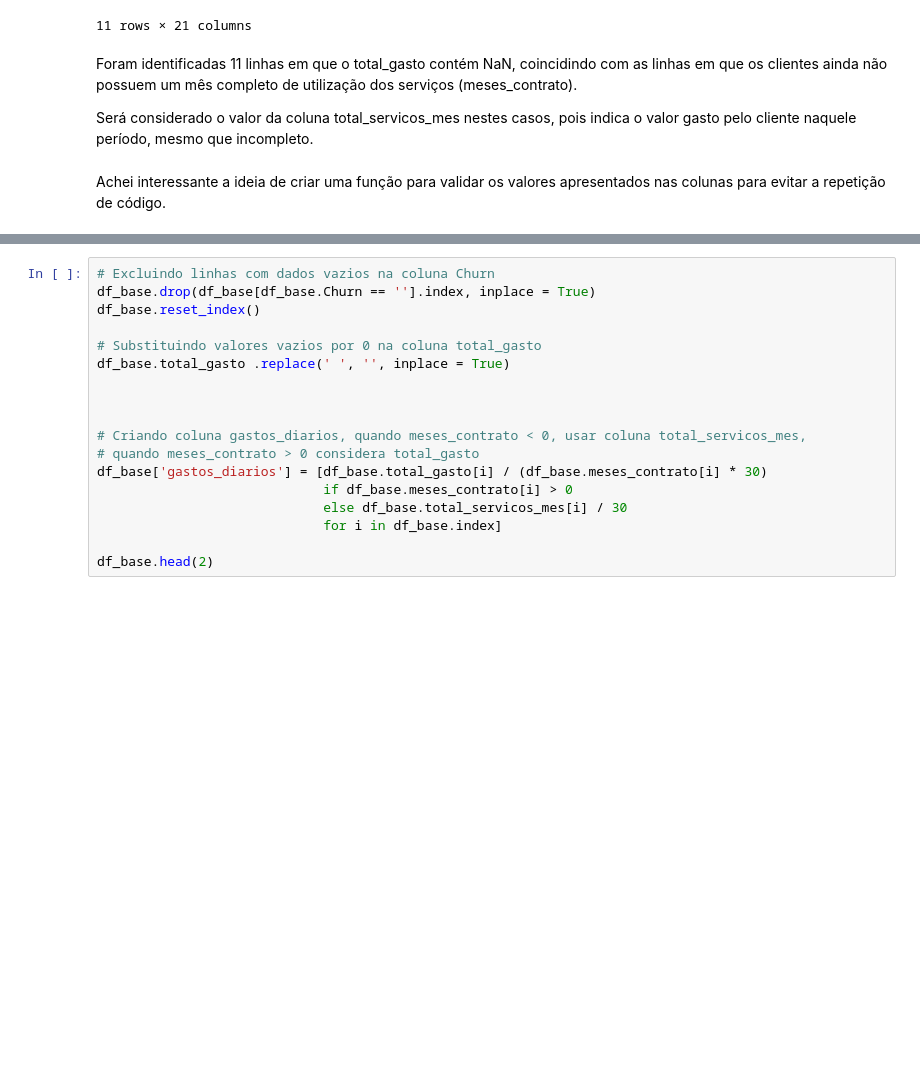
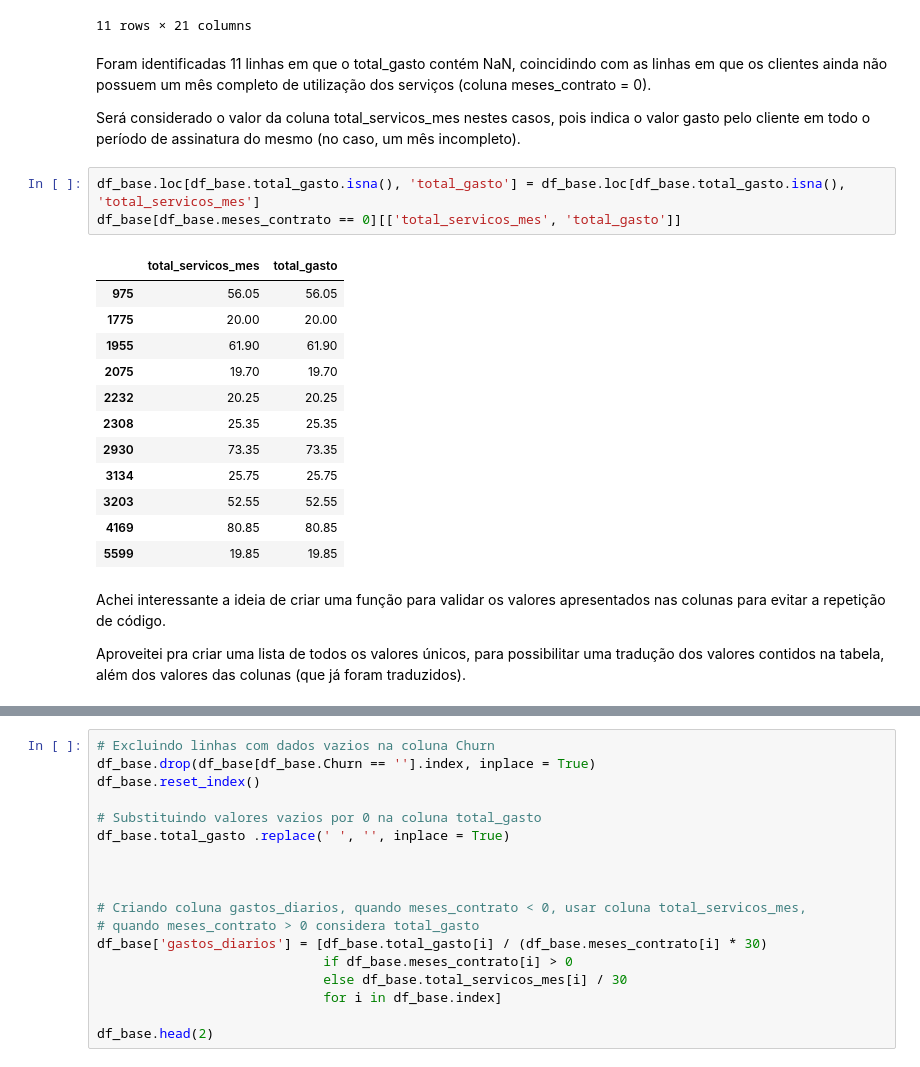
Before and after one commit to thiagocunha88/DataScience-Challenge_DS_Alura, a Jupyter notebook: Challenge_Alura_DS.ipynb, the cells around one changed output, grey strips where cells are left out. Drawn from its saved outputs; the diff is of its cells as text; blank space fills up the shorter version.

```diff
--- a/Challenge_Alura_DS.ipynb
+++ b/Challenge_Alura_DS.ipynb
@@ -141,8 +144,26 @@ df_base[df_base.total_gasto.isna()]
 | 5599 | 7644-OMVMY | No | Male | 0 | Yes | Yes | ... |
 11 rows × 21 columns
 # %% [markdown]
-Foram identificadas 11 linhas em que o total_gasto contém NaN, coincidindo com as linhas em que os clientes ainda não possuem um mês completo de utilização dos serviços (meses_contrato).
+Foram identificadas 11 linhas em que o total_gasto contém NaN, coincidindo com as linhas em que os clientes ainda não possuem um mês completo de utilização dos serviços (coluna meses_contrato = 0).
 
-Será considerado o valor da coluna total_servicos_mes nestes casos, pois indica o valor gasto pelo cliente naquele período, mesmo que incompleto.
+Será considerado o valor da coluna total_servicos_mes nestes casos, pois indica o valor gasto pelo cliente em todo o período de assinatura do mesmo (no caso, um mês incompleto).
+# %%
+df_base.loc[df_base.total_gasto.isna(), 'total_gasto'] = df_base.loc[df_base.total_gasto.isna(), 'total_servicos_mes']
+df_base[df_base.meses_contrato == 0][['total_servicos_mes', 'total_gasto']]
+# %% [output]
+|  | total_servicos_mes | total_gasto |
+| 975 | 56.05 | 56.05 |
+| 1775 | 20.00 | 20.00 |
+| 1955 | 61.90 | 61.90 |
+| 2075 | 19.70 | 19.70 |
+| 2232 | 20.25 | 20.25 |
+| 2308 | 25.35 | 25.35 |
+| 2930 | 73.35 | 73.35 |
+| 3134 | 25.75 | 25.75 |
+| 3203 | 52.55 | 52.55 |
+| 4169 | 80.85 | 80.85 |
+| 5599 | 19.85 | 19.85 |
 # %% [markdown]
 Achei interessante a ideia de criar uma função para validar os valores apresentados nas colunas para evitar a repetição de código.
+
+Aproveitei pra criar uma lista de todos os valores únicos, para possibilitar uma tradução dos valores contidos na tabela, além dos valores das colunas (que já foram traduzidos).
```
Also changed, not shown: parts of 9 cells of this notebook.
